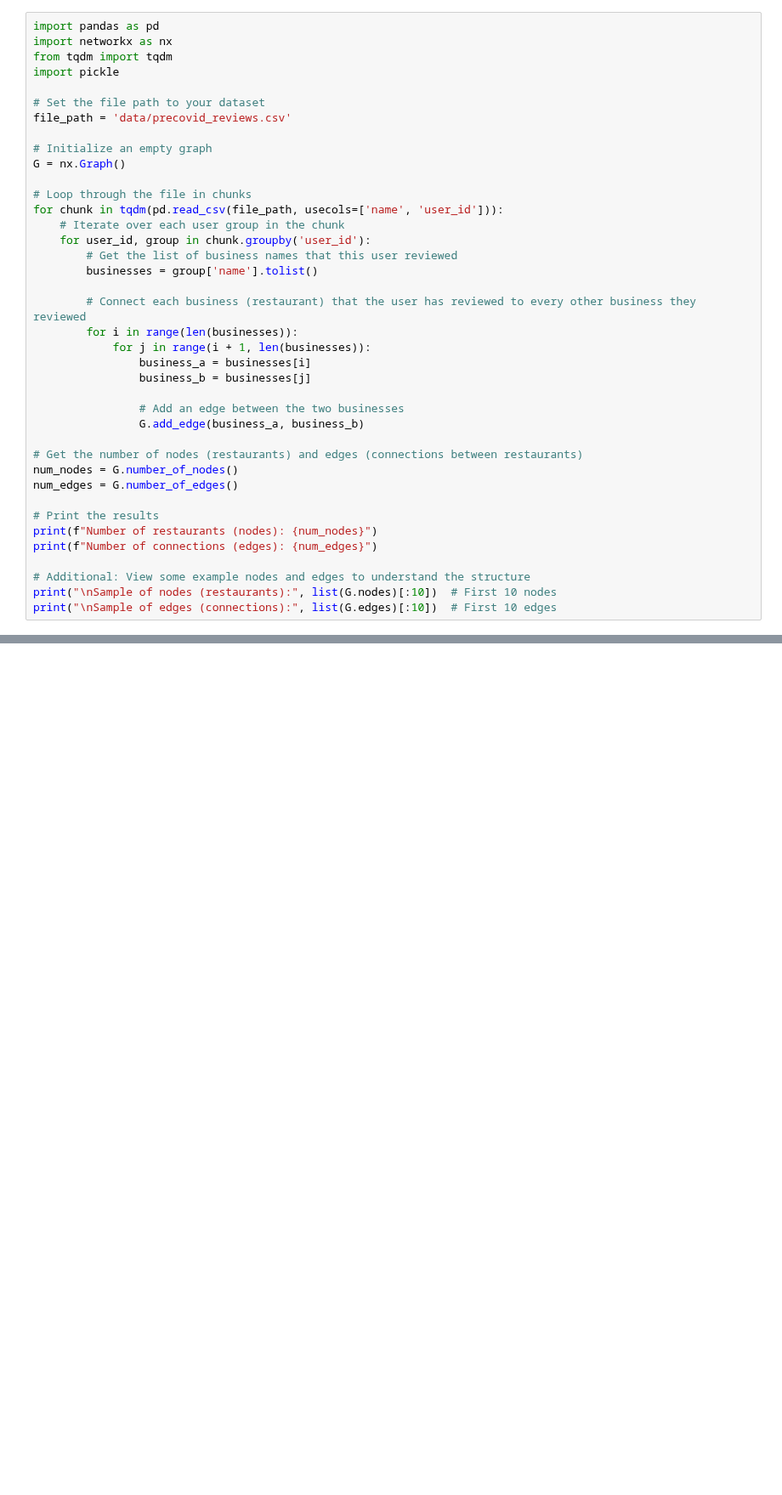
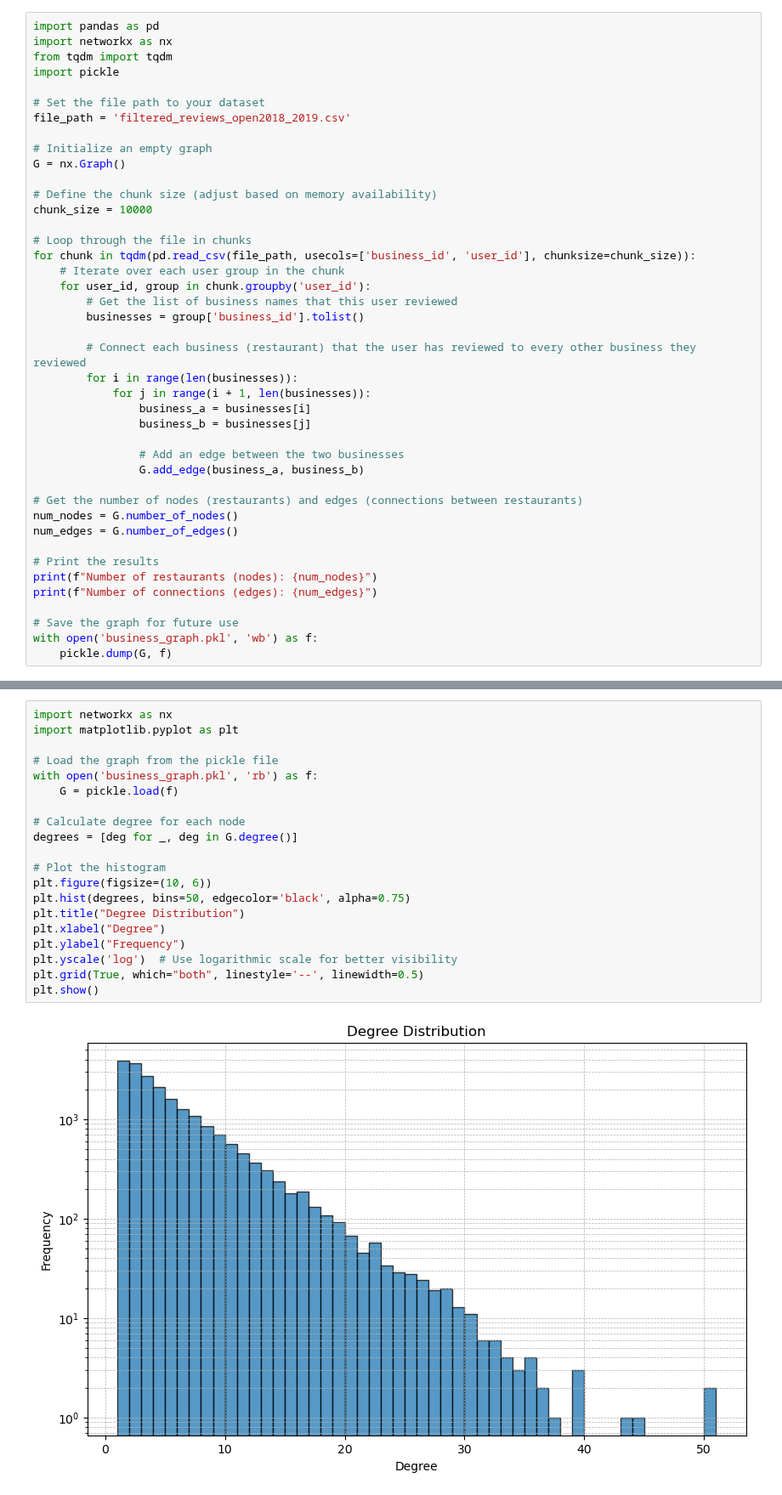
Before and after one commit to cecil7525/RestaurantNetwork, a Jupyter notebook: restaurantNetwork.ipynb, the cells around one changed output, grey strips where cells are left out. Shown at 85% size. Cells and saved outputs as stored; diff of their text form; blank space fills up the shorter version.

Commit message:
Updated restaurantNetwork.ipynb and added graph files

```diff
--- a/restaurantNetwork.ipynb
+++ b/restaurantNetwork.ipynb
@@ -5,17 +47,20 @@ from tqdm import tqdm
 import pickle
 
 # Set the file path to your dataset
-file_path = 'data/precovid_reviews.csv'
+file_path = 'filtered_reviews_open2018_2019.csv'
 
 # Initialize an empty graph
 G = nx.Graph()
 
+# Define the chunk size (adjust based on memory availability)
+chunk_size = 10000
+
 # Loop through the file in chunks
-for chunk in tqdm(pd.read_csv(file_path, usecols=['name', 'user_id'])):
+for chunk in tqdm(pd.read_csv(file_path, usecols=['business_id', 'user_id'], chunksize=chunk_size)):
     # Iterate over each user group in the chunk
     for user_id, group in chunk.groupby('user_id'):
         # Get the list of business names that this user reviewed
-        businesses = group['name'].tolist()
+        businesses = group['business_id'].tolist()
 
         # Connect each business (restaurant) that the user has reviewed to every other business they reviewed
         for i in range(len(businesses)):
@@ -34,7 +79,7 @@ num_edges = G.number_of_edges()
 print(f"Number of restaurants (nodes): {num_nodes}")
 print(f"Number of connections (edges): {num_edges}")
 
-# Additional: View some example nodes and edges to understand the structure
-print("\nSample of nodes (restaurants):", list(G.nodes)[:10])  # First 10 nodes
-print("\nSample of edges (connections):", list(G.edges)[:10])  # First 10 edges
+# Save the graph for future use
+with open('business_graph.pkl', 'wb') as f:
+    pickle.dump(G, f)
 # %% [output]
@@ -41,0 +90,22 @@ AttributeError: 'str' object has no attribute 'groupby'
+# %%
+import networkx as nx
+import matplotlib.pyplot as plt
+
+# Load the graph from the pickle file
+with open('business_graph.pkl', 'rb') as f:
+    G = pickle.load(f)
+
+# Calculate degree for each node
+degrees = [deg for _, deg in G.degree()]
+
+# Plot the histogram
+plt.figure(figsize=(10, 6))
+plt.hist(degrees, bins=50, edgecolor='black', alpha=0.75)
+plt.title("Degree Distribution")
+plt.xlabel("Degree")
+plt.ylabel("Frequency")
+plt.yscale('log')  # Use logarithmic scale for better visibility
+plt.grid(True, which="both", linestyle='--', linewidth=0.5)
+plt.show()
+# %% [output]
+[figure, added]
```
Also changed, not shown: parts of 17 cells of this notebook, 3 other files.
